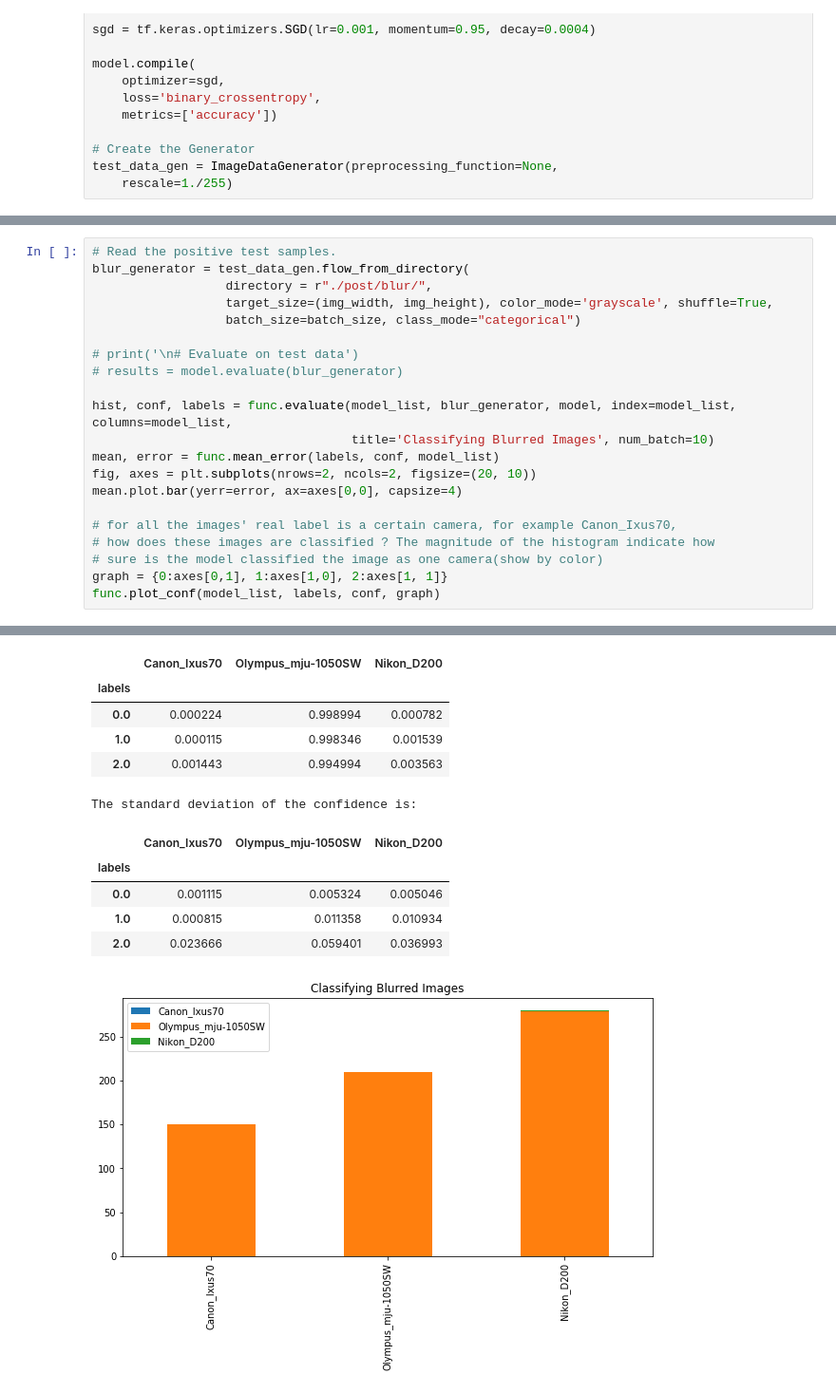
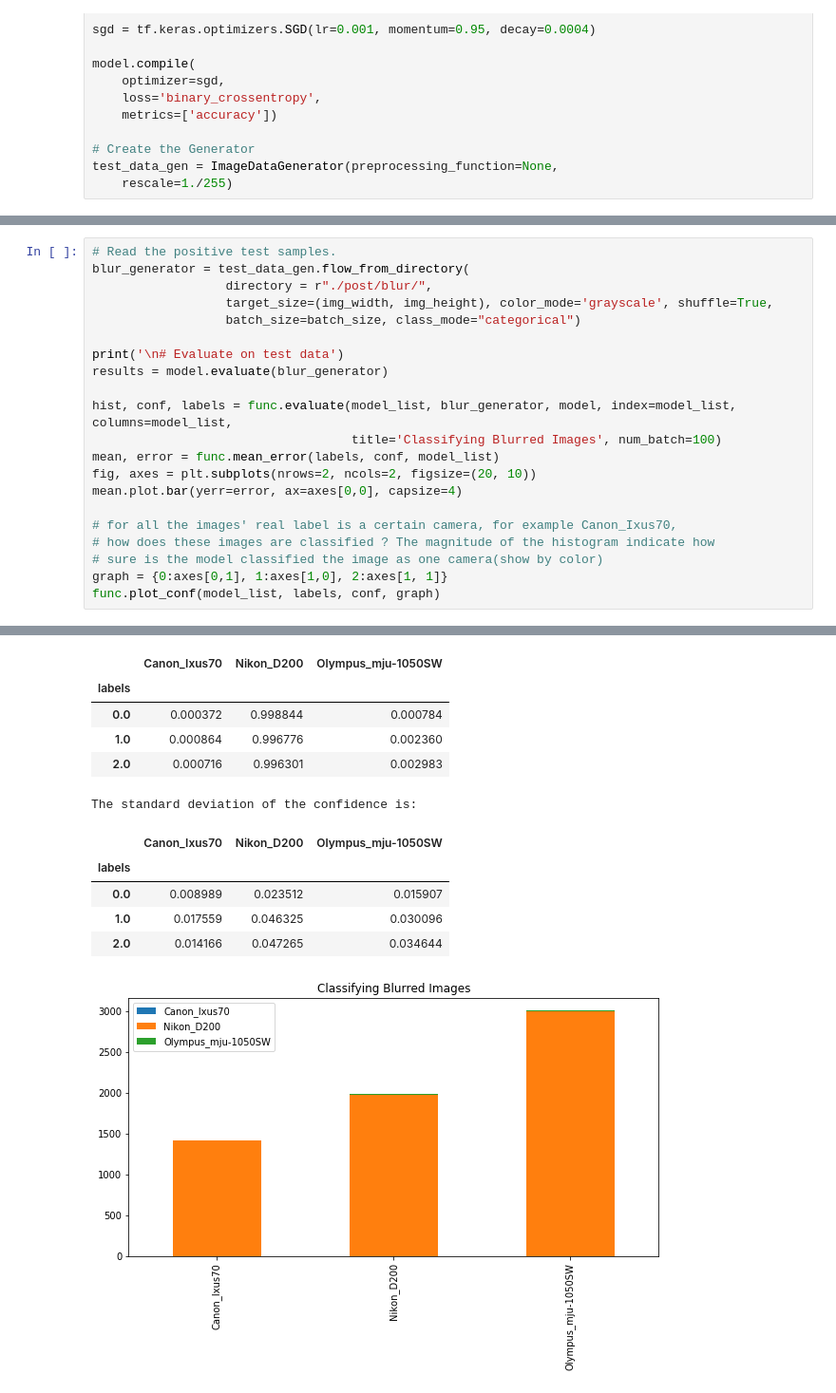
Before and after one commit to jiarongp/CamModel, a Jupyter notebook: post_test.ipynb, the cells around one changed output, grey strips where cells are left out. Shown at 95% size. Saved outputs shown, nothing was run; the diff lists cells and outputs as text.

```diff
--- a/post_test.ipynb
+++ b/post_test.ipynb
@@ -184,11 +190,11 @@ blur_generator = test_data_gen.flow_from_directory(
                   target_size=(img_width, img_height), color_mode='grayscale', shuffle=True,
                   batch_size=batch_size, class_mode="categorical")
 
-# print('\n# Evaluate on test data')
-# results = model.evaluate(blur_generator)
+print('\n# Evaluate on test data')
+results = model.evaluate(blur_generator)
 
 hist, conf, labels = func.evaluate(model_list, blur_generator, model, index=model_list, columns=model_list,
-                                   title='Classifying Blurred Images', num_batch=10)
+                                   title='Classifying Blurred Images', num_batch=100)
 mean, error = func.mean_error(labels, conf, model_list)
 fig, axes = plt.subplots(nrows=2, ncols=2, figsize=(20, 10))
 mean.plot.bar(yerr=error, ax=axes[0,0], capsize=4)
@@ -211,13 +220,13 @@ index are predictions, columns are ground truth
 The mean of the confidence is:
-|  | Canon_Ixus70 | Olympus_mju-1050SW | Nikon_D200 |
+|  | Canon_Ixus70 | Nikon_D200 | Olympus_mju-1050SW |
 | labels |  |  |  |
-| 0.0 | 0.000224 | 0.998994 | 0.000782 |
-| 1.0 | 0.000115 | 0.998346 | 0.001539 |
-| 2.0 | 0.001443 | 0.994994 | 0.003563 |
+| 0.0 | 0.000372 | 0.998844 | 0.000784 |
+| 1.0 | 0.000864 | 0.996776 | 0.002360 |
+| 2.0 | 0.000716 | 0.996301 | 0.002983 |
 The standard deviation of the confidence is:
-|  | Canon_Ixus70 | Olympus_mju-1050SW | Nikon_D200 |
+|  | Canon_Ixus70 | Nikon_D200 | Olympus_mju-1050SW |
 | labels |  |  |  |
-| 0.0 | 0.001115 | 0.005324 | 0.005046 |
-| 1.0 | 0.000815 | 0.011358 | 0.010934 |
-| 2.0 | 0.023666 | 0.059401 | 0.036993 |
+| 0.0 | 0.008989 | 0.023512 | 0.015907 |
+| 1.0 | 0.017559 | 0.046325 | 0.030096 |
+| 2.0 | 0.014166 | 0.047265 | 0.034644 |
-[figure, old version]
+[figure, new version]
```
Also changed, not shown: parts of 3 cells of this notebook, 5 other files.
